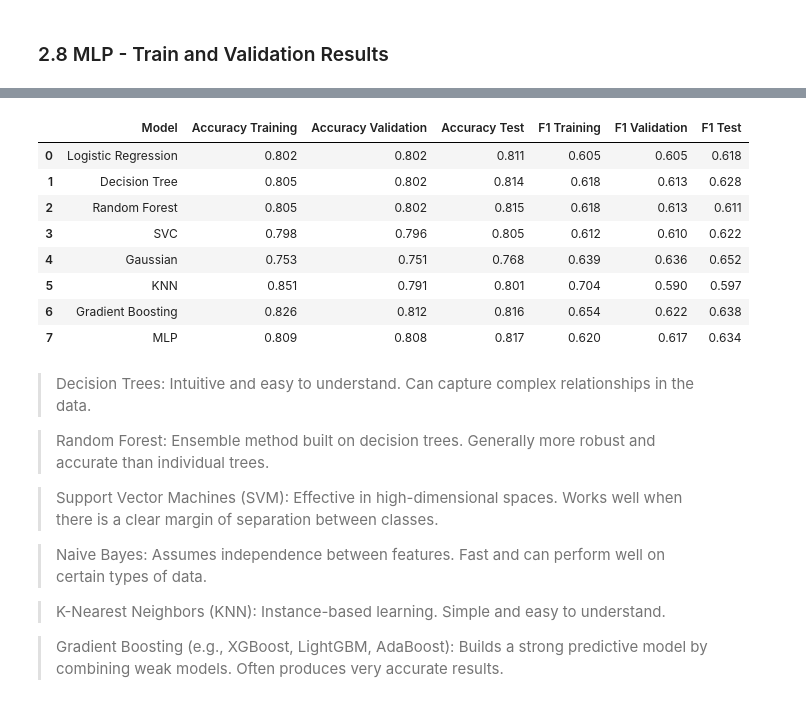
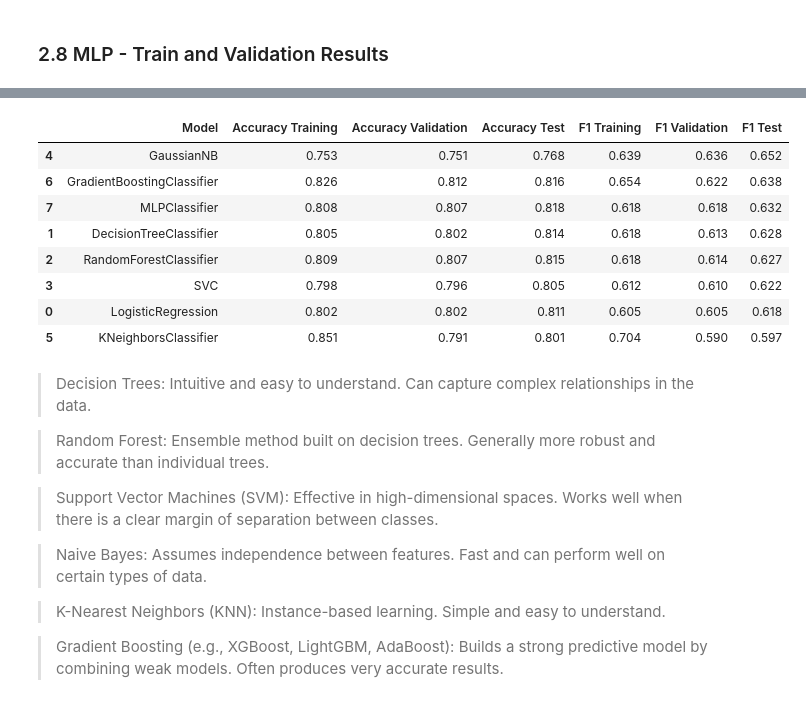
Before and after one commit to sarasustelosantos/bootcamp_group, a Jupyter notebook: 04_modelling.ipynb, the cells around one changed output, grey strips where cells are left out. Drawn from its saved outputs; the diff is of its cells as text; code cells hidden in the pictures.

```diff
--- a/04_modelling.ipynb
+++ b/04_modelling.ipynb
@@ -1052,18 +416,18 @@ models.append(mlp)
 # %%
 # Coonvert List of Models Metrics to DF
-models_df = pd.DataFrame(models)
+models_metrics_df = pd.DataFrame(models_metrics)
-# %%
-models_df
-# %% [output]
-|  | Model | Accuracy Training | Accuracy Validation | Accuracy Test | F1 Training | F1 Validation | F1 Test |
-| 0 | Logistic Regression | 0.802 | 0.802 | 0.811 | 0.605 | 0.605 | 0.618 |
-| 1 | Decision Tree | 0.805 | 0.802 | 0.814 | 0.618 | 0.613 | 0.628 |
-| 2 | Random Forest | 0.805 | 0.802 | 0.815 | 0.618 | 0.613 | 0.611 |
-| 3 | SVC | 0.798 | 0.796 | 0.805 | 0.612 | 0.610 | 0.622 |
-| 4 | Gaussian | 0.753 | 0.751 | 0.768 | 0.639 | 0.636 | 0.652 |
-| 5 | KNN | 0.851 | 0.791 | 0.801 | 0.704 | 0.590 | 0.597 |
-| 6 | Gradient Boosting | 0.826 | 0.812 | 0.816 | 0.654 | 0.622 | 0.638 |
-| 7 | MLP | 0.809 | 0.808 | 0.817 | 0.620 | 0.617 | 0.634 |
+# %%
+models_metrics_df.sort_values(by=['F1 Test'], ascending=False)
+# %% [output]
+|  | Model | Accuracy Training | Accuracy Validation | Accuracy Test | F1 Training | F1 Validation | F1 Test |
+| 4 | GaussianNB | 0.753 | 0.751 | 0.768 | 0.639 | 0.636 | 0.652 |
+| 6 | GradientBoostingClassifier | 0.826 | 0.812 | 0.816 | 0.654 | 0.622 | 0.638 |
+| 7 | MLPClassifier | 0.808 | 0.807 | 0.818 | 0.618 | 0.618 | 0.632 |
+| 1 | DecisionTreeClassifier | 0.805 | 0.802 | 0.814 | 0.618 | 0.613 | 0.628 |
+| 2 | RandomForestClassifier | 0.809 | 0.807 | 0.815 | 0.618 | 0.614 | 0.627 |
+| 3 | SVC | 0.798 | 0.796 | 0.805 | 0.612 | 0.610 | 0.622 |
+| 0 | LogisticRegression | 0.802 | 0.802 | 0.811 | 0.605 | 0.605 | 0.618 |
+| 5 | KNeighborsClassifier | 0.851 | 0.791 | 0.801 | 0.704 | 0.590 | 0.597 |
 # %% [markdown]
 > Decision Trees:
 Intuitive and easy to understand.
```
Also changed, not shown: parts of 39 cells of this notebook.
